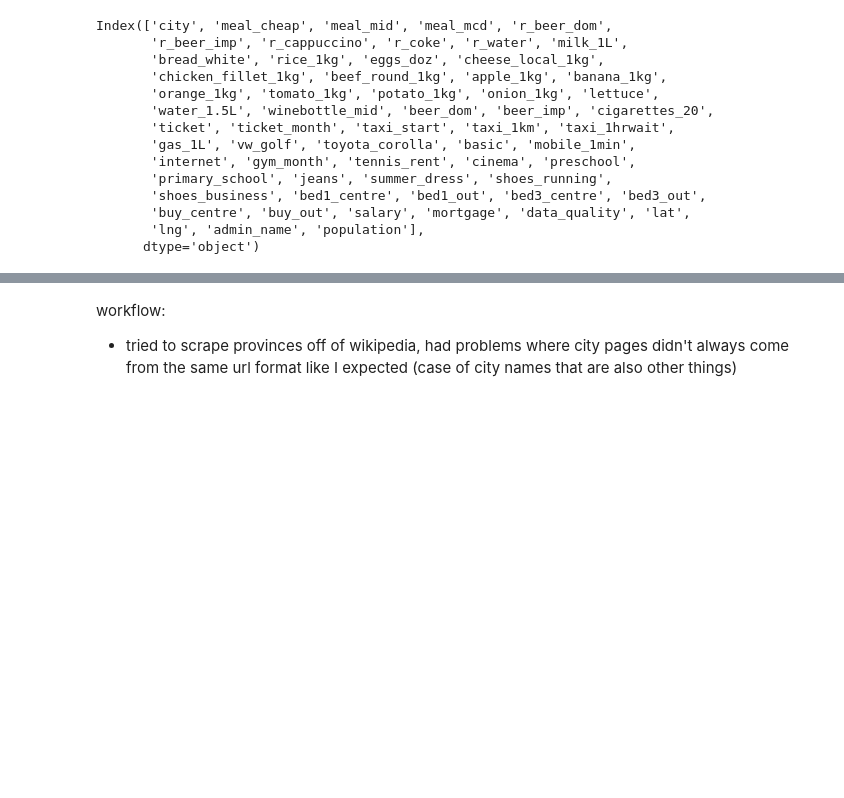
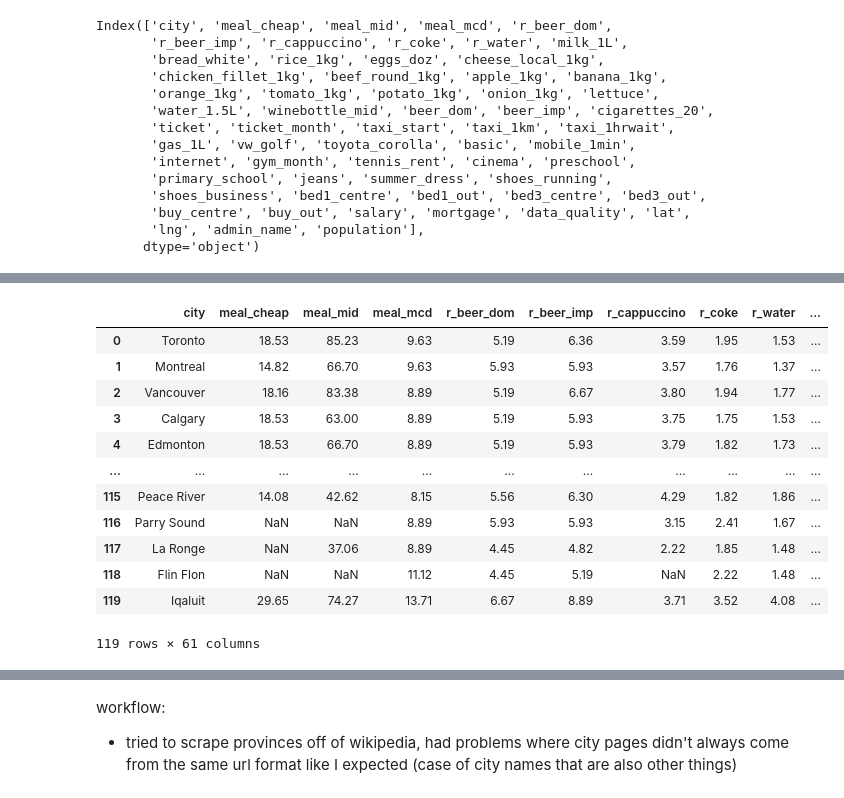
Before and after one commit to freinric/Dashboard_Cost-of-living, a Jupyter notebook: exploration.ipynb, the cells around one changed output, grey strips where cells are left out. Saved outputs shown, nothing was run; the diff lists cells and outputs as text; code cells hidden in the pictures; blank space fills up the shorter version.

```diff
--- a/exploration.ipynb
+++ b/exploration.ipynb
@@ -91,3 +114,19 @@ Index(['city', 'meal_cheap', 'meal_mid', 'meal_mcd', 'r_beer_dom',
+# %%
+df[-pd.isnull(df['milk_1L'])]
+# %% [output]
+|  | city | meal_cheap | meal_mid | meal_mcd | r_beer_dom | r_beer_imp | r_cappuccino | r_coke | r_water | ... |
+| 0 | Toronto | 18.53 | 85.23 | 9.63 | 5.19 | 6.36 | 3.59 | 1.95 | 1.53 | ... |
+| 1 | Montreal | 14.82 | 66.70 | 9.63 | 5.93 | 5.93 | 3.57 | 1.76 | 1.37 | ... |
+| 2 | Vancouver | 18.16 | 83.38 | 8.89 | 5.19 | 6.67 | 3.80 | 1.94 | 1.77 | ... |
+| 3 | Calgary | 18.53 | 63.00 | 8.89 | 5.19 | 5.93 | 3.75 | 1.75 | 1.53 | ... |
+| 4 | Edmonton | 18.53 | 66.70 | 8.89 | 5.19 | 5.93 | 3.79 | 1.82 | 1.73 | ... |
+| ... | ... | ... | ... | ... | ... | ... | ... | ... | ... | ... |
+| 115 | Peace River | 14.08 | 42.62 | 8.15 | 5.56 | 6.30 | 4.29 | 1.82 | 1.86 | ... |
+| 116 | Parry Sound | NaN | NaN | 8.89 | 5.93 | 5.93 | 3.15 | 2.41 | 1.67 | ... |
+| 117 | La Ronge | NaN | 37.06 | 8.89 | 4.45 | 4.82 | 2.22 | 1.85 | 1.48 | ... |
+| 118 | Flin Flon | NaN | NaN | 11.12 | 4.45 | 5.19 | NaN | 2.22 | 1.48 | ... |
+| 119 | Iqaluit | 29.65 | 74.27 | 13.71 | 6.67 | 8.89 | 3.71 | 3.52 | 4.08 | ... |
+119 rows × 61 columns
 # %%
 #df.columns = pd.MultiIndex.from_product([sex, age], names=['Sex', 'Age'])
 # %%
```
Also changed, not shown: parts of 8 cells of this notebook, 1 other file.
